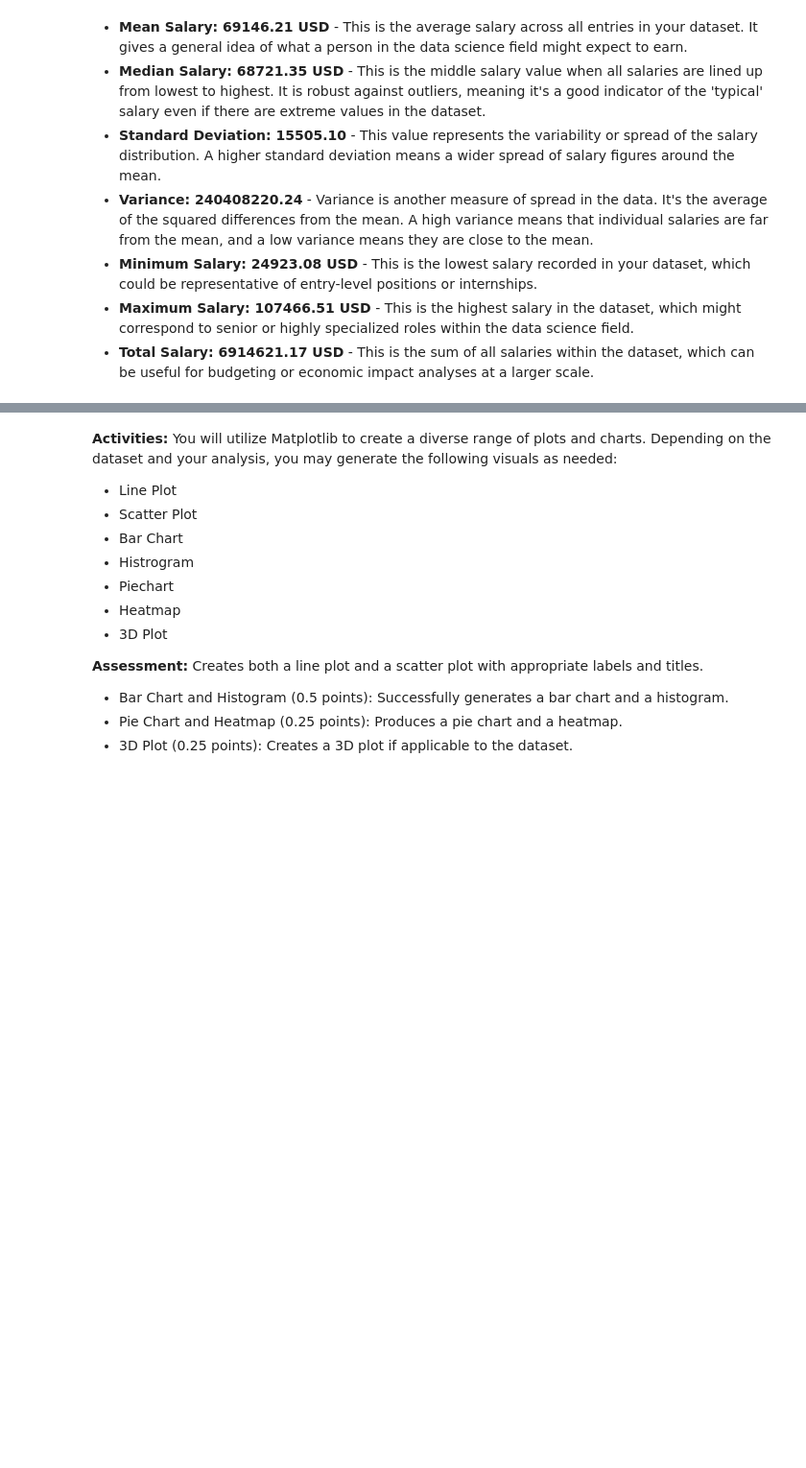
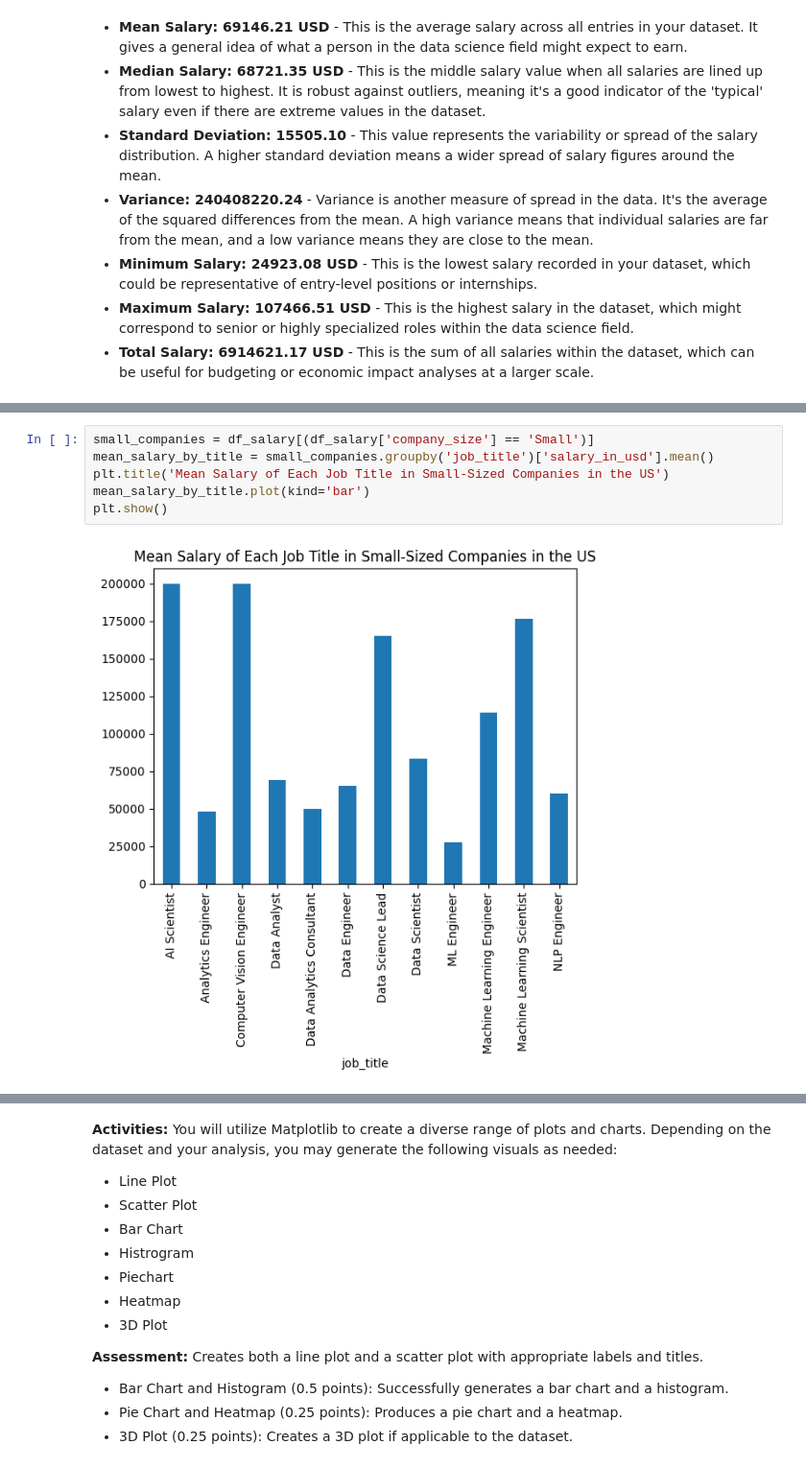
Before and after one commit to andylovecloud/Data, a Jupyter notebook: GroupHCDD.ipynb, the cells around one changed output, grey strips where cells are left out. Shown at 96% size. Saved outputs shown, nothing was run; the diff lists cells and outputs as text; blank space fills up the shorter version.

```diff
--- a/GroupHCDD.ipynb
+++ b/GroupHCDD.ipynb
@@ -725,0 +610,8 @@ print(std_values)
+# %%
+small_companies = df_salary[(df_salary['company_size'] == 'Small')]
+mean_salary_by_title = small_companies.groupby('job_title')['salary_in_usd'].mean()
+plt.title('Mean Salary of Each Job Title in Small-Sized Companies in the US')
+mean_salary_by_title.plot(kind='bar')
+plt.show()
+# %% [output]
+[figure, added]
```
Also changed, not shown: parts of 26 cells of this notebook.
